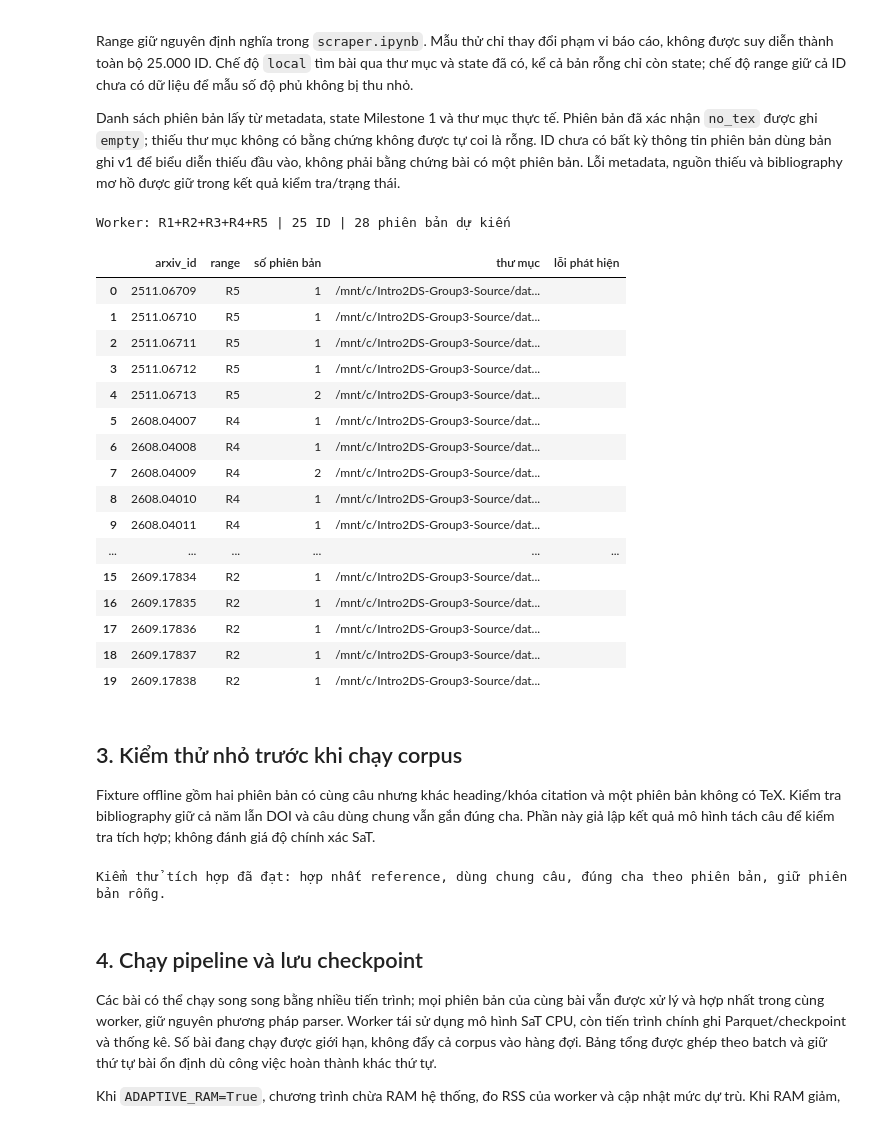
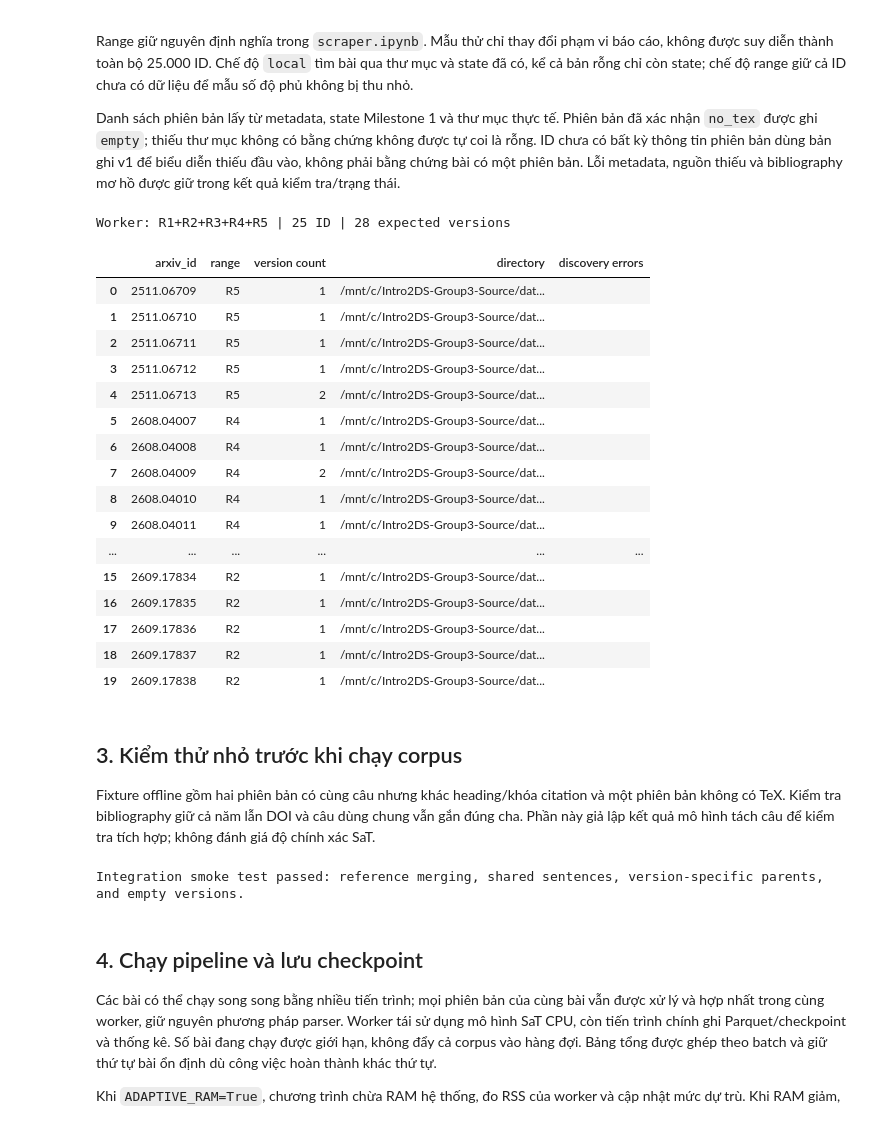
Before and after one commit to DuyNhat1705/Intro2DS-Group3-Source, a Jupyter notebook: src/parser.ipynb, the cells around one changed output. Drawn from its saved outputs; the diff is of its cells as text; code cells hidden in the pictures.

```diff
--- a/src/parser.ipynb
+++ b/src/parser.ipynb
@@ -84,12 +84,12 @@ else:
     candidates = [Path.cwd(), *Path.cwd().parents]
     REPO_ROOT = next((p for p in candidates if (p / "src" / "hierarchy.py").is_file()), None)
     if REPO_ROOT is None:
-        raise FileNotFoundError("Không tìm thấy repo. Hãy đặt REPO_DIR ở ô cấu hình.")
+        raise FileNotFoundError("Repository not found. Set REPO_DIR in the configuration cell.")
 
 required_files = ["parser_pipeline.py", "parser_reporting.py", "parser_parallel.py", "gather_clean_tex.py", "bibtex.py", "hierarchy.py"]
 missing_files = [name for name in required_files if not (REPO_ROOT / "src" / name).is_file()]
 if missing_files:
-    raise FileNotFoundError(f"Nhánh đang dùng thiếu module {missing_files}; cập nhật mã parser trước khi chạy.")
+    raise FileNotFoundError(f"The current branch is missing modules {missing_files}; update the parser code before running.")
 if str(REPO_ROOT) not in sys.path:
     sys.path.insert(0, str(REPO_ROOT))
 
@@ -97,7 +97,7 @@ parser_packages = {"pandas", "pyarrow", "matplotlib", "bibtexparser", "psutil",
 requirements = [line.strip() for line in (REPO_ROOT / "src" / "requirements.txt").read_text().splitlines()
                 if line.strip().split("==")[0] in parser_packages]
 if {r.split("==")[0] for r in requirements} != parser_packages:
-    raise ValueError("requirements.txt chưa định nghĩa đủ các thư viện parser.")
+    raise ValueError("requirements.txt does not define all required parser dependencies.")
 install = IN_COLAB if INSTALL_DEPENDENCIES is None else INSTALL_DEPENDENCIES
 versions_before = {name: getattr(sys.modules.get(name), "__version__", None) for name in parser_packages}
 if install:
@@ -109,11 +109,11 @@ for requirement in requirements:
     try:
         actual = importlib.metadata.version(name)
     except importlib.metadata.PackageNotFoundError:
-        raise RuntimeError(f"Thiếu {name}. Chạy pip install -r src/requirements.txt rồi khởi động lại kernel.")
-    dependency_rows.append({"thư viện": name, "yêu cầu": expected, "đã cài": actual})
+        raise RuntimeError(f"Missing {name}. Run pip install -r src/requirements.txt, then restart the kernel.")
+    dependency_rows.append({"library": name, "required": expected, "installed": actual})
     if versions_before[name] is not None and versions_before[name] != actual:
-        raise RuntimeError(f"{name} đã được nạp trước khi cập nhật. Restart kernel/runtime rồi Run all lại.")
+        raise RuntimeError(f"{name} was loaded before the update. Restart the kernel/runtime, then Run all again.")
     if actual != expected:
-        print(f"Lưu ý: {name}={actual}, khác bản tái lập {expected}.")
-print("Môi trường:", "Google Colab CPU" if IN_COLAB else "Local", "| Repo:", REPO_ROOT)
+        print(f"Notice: {name}={actual} differs from the reproducible version {expected}.")
+print("Environment:", "Google Colab CPU" if IN_COLAB else "Local", "| Repo:", REPO_ROOT)
 # %% [output]
@@ -160,42 +160,42 @@ Range giữ nguyên định nghĩa trong `scraper.ipynb`. Mẫu thử chỉ thay
 Danh sách phiên bản lấy từ metadata, state Milestone 1 và thư mục thực tế. Phiên bản đã xác nhận `no_tex` được ghi `empty`; thiếu thư mục không có bằng chứng không được tự coi là rỗng. ID chưa có bất kỳ thông tin phiên bản dùng bản ghi v1 để biểu diễn thiếu đầu vào, không phải bằng chứng bài có một phiên bản. Lỗi metadata, nguồn thiếu và bibliography mơ hồ được giữ trong kết quả kiểm tra/trạng thái.
 # %%
 if SAMPLE_N is not None and (type(SAMPLE_N) is not int or SAMPLE_N <= 0):
-    raise ValueError("SAMPLE_N phải là số nguyên dương hoặc None.")
+    raise ValueError("SAMPLE_N must be a positive integer or None.")
 if RUN_RANGES == "local":
     selected_ranges = []
     jobs = discover_publications(DATA_DIR, source_state_paths=SOURCE_STATE_PATHS)
     if SAMPLE_N is not None:
         jobs = jobs[:SAMPLE_N]
 else:
     selected_ranges = sorted(RANGES) if RUN_RANGES == "all" else list(RUN_RANGES)
     if not selected_ranges or len(set(selected_ranges)) != len(selected_ranges) or any(r not in RANGES for r in selected_ranges):
-        raise ValueError("RUN_RANGES phải là danh sách range hợp lệ, 'all' hoặc 'local'.")
+        raise ValueError("RUN_RANGES must be a list of valid ranges, 'all', or 'local'.")
     targets = []
     for r in selected_ranges:
         month, first, last = RANGES[r]
         end = last + 1 if SAMPLE_N is None else min(last + 1, first + SAMPLE_N)
         targets.extend(f"{month}.{number:05d}" for number in range(first, end))
     if len(targets) != len(set(targets)):
-        raise ValueError("Định nghĩa các range đang chồng lấn.")
+        raise ValueError("Range definitions overlap.")
     jobs = discover_publications(DATA_DIR, target_ids=targets, source_state_paths=SOURCE_STATE_PATHS)
 
 def range_label(arxiv_id):
     for r, (month, first, last) in RANGES.items():
         if arxiv_id.startswith(month + ".") and arxiv_id.split(".")[-1].isdigit() and first <= int(arxiv_id.split(".")[-1]) <= last:
             return f"R{r}"
     return "local"
 
 for job in jobs:
     job["range"] = range_label(job["arxiv_id"])
 WORKER_NAME = WORKER or ("local" if RUN_RANGES == "local" else "+".join(f"R{r}" for r in selected_ranges))
-print(f"Worker: {WORKER_NAME} | {len(jobs):,} ID | {sum(len(j['version_dirs']) for j in jobs):,} phiên bản dự kiến")
-preview = [{"arxiv_id": j["arxiv_id"], "range": j["range"], "số phiên bản": len(j["version_dirs"]),
-            "thư mục": str(j.get("paper_dir") or "chưa có"), "lỗi phát hiện": "; ".join(j.get("discovery_errors", []))}
+print(f"Worker: {WORKER_NAME} | {len(jobs):,} ID | {sum(len(j['version_dirs']) for j in jobs):,} expected versions")
+preview = [{"arxiv_id": j["arxiv_id"], "range": j["range"], "version count": len(j["version_dirs"]),
+            "directory": str(j.get("paper_dir") or "unavailable"), "discovery errors": "; ".join(j.get("discovery_errors", []))}
            for j in jobs[:20]]
 display(pd.DataFrame(preview))
 # %% [output]
-Worker: R1+R2+R3+R4+R5 | 25 ID | 28 phiên bản dự kiến
+Worker: R1+R2+R3+R4+R5 | 25 ID | 28 expected versions
-|  | arxiv_id | range | số phiên bản | thư mục | lỗi phát hiện |
+|  | arxiv_id | range | version count | directory | discovery errors |
 | 0 | 2511.06709 | R5 | 1 | /mnt/c/Intro2DS-Group3-Source/dat... |  |
 | 1 | 2511.06710 | R5 | 1 | /mnt/c/Intro2DS-Group3-Source/dat... |  |
 | 2 | 2511.06711 | R5 | 1 | /mnt/c/Intro2DS-Group3-Source/dat... |  |
@@ -245,9 +245,9 @@ if RUN_SMOKE_TEST:
         edges = [r for r in demo["hierarchy"] if r["element_id"] == sentence[0]["element_id"]]
         assert len(edges) == 2 and edges[0]["parent_id"] != edges[1]["parent_id"]
         assert any(r["version"] == 3 and r["status"] == "empty" for r in demo["version_status"])
-        print("Kiểm thử tích hợp đã đạt: hợp nhất reference, dùng chung câu, đúng cha theo phiên bản, giữ phiên bản rỗng.")
+        print("Integration smoke test passed: reference merging, shared sentences, version-specific parents, and empty versions.")
 # %% [output]
-Kiểm thử tích hợp đã đạt: hợp nhất reference, dùng chung câu, đúng cha theo phiên bản, giữ phiên bản rỗng.
+Integration smoke test passed: reference merging, shared sentences, version-specific parents, and empty versions.
 # %% [markdown]
 ## 4. Chạy pipeline và lưu checkpoint
 
```
Also changed, not shown: parts of 8 cells of this notebook, 4 other files.
